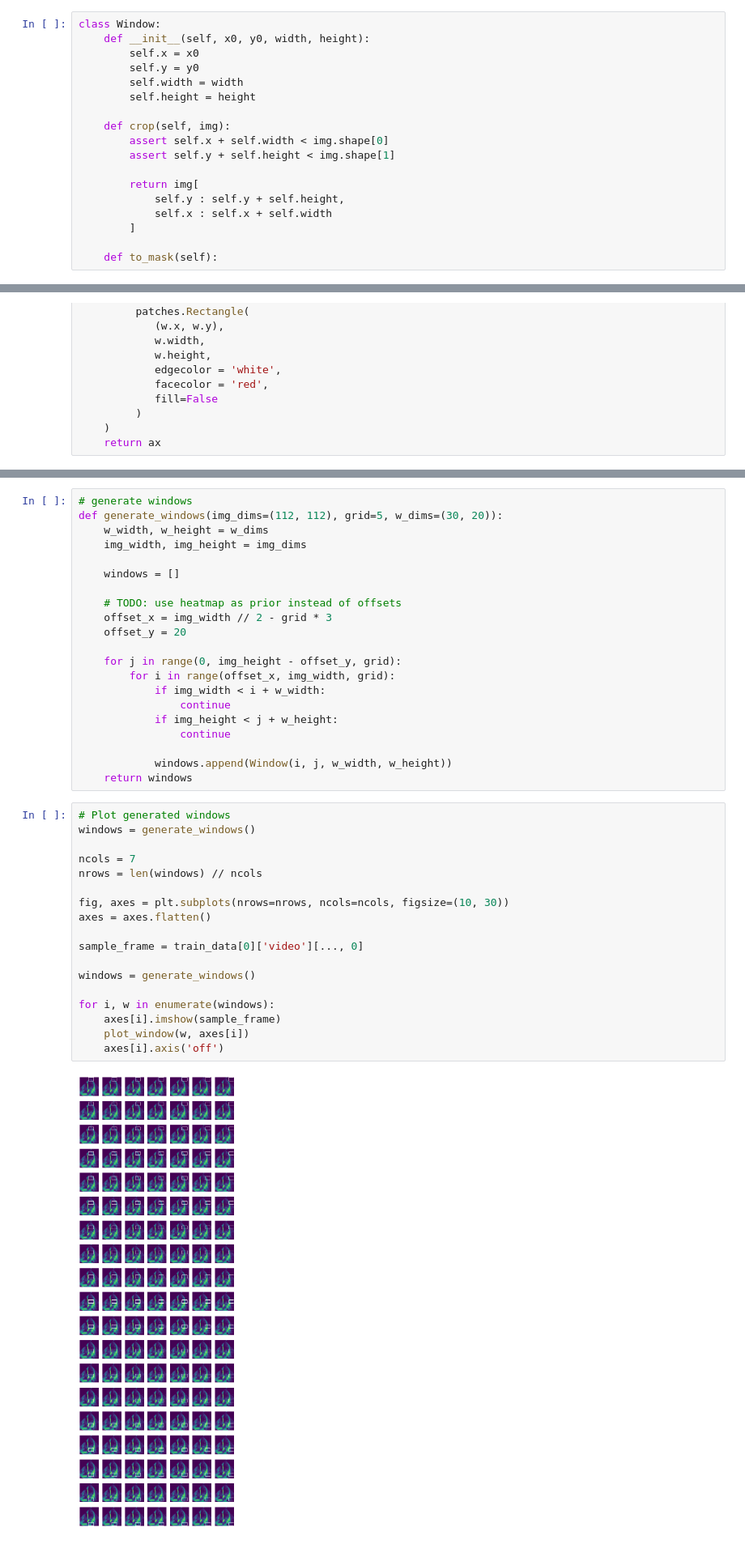
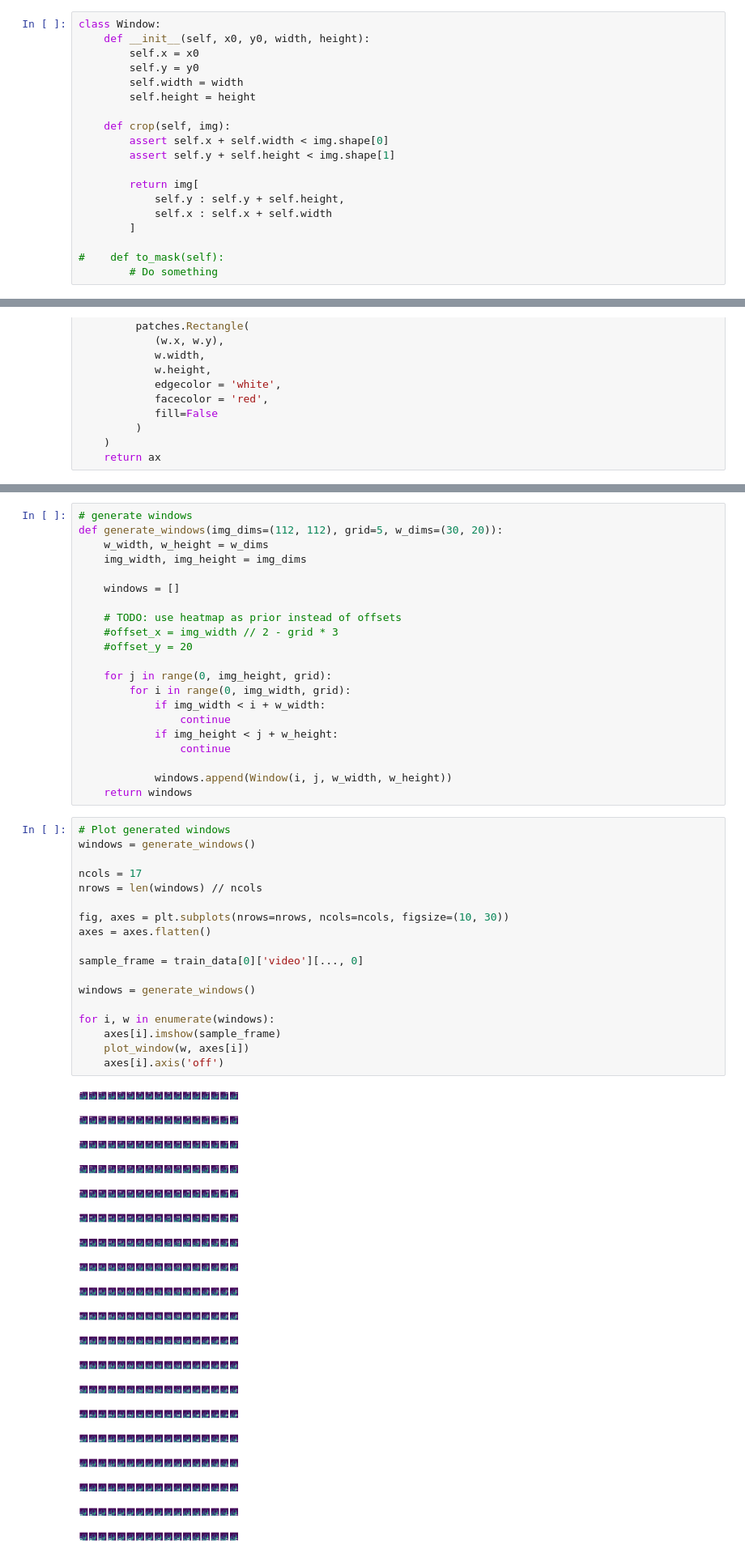
Before and after one commit to jaymoneyjay/aml-project, a Jupyter notebook: task3/roi_prediction_jodok.ipynb, the cells around one changed output, grey strips where cells are left out. Shown at 81% size. Cells and saved outputs as stored; diff of their text form.

```diff
--- a/task3/roi_prediction_jodok.ipynb
+++ b/task3/roi_prediction_jodok.ipynb
@@ -69,7 +69,8 @@ class Window:
             self.x : self.x + self.width
         ]
 
-    def to_mask(self):
+#    def to_mask(self):
+        # Do something
 # %%
 def plot_window(w, ax):
 
@@ -102,11 +103,11 @@ def generate_windows(img_dims=(112, 112), grid=5, w_dims=(30, 20)):
     windows = []
 
     # TODO: use heatmap as prior instead of offsets
-    offset_x = img_width // 2 - grid * 3
-    offset_y = 20
+    #offset_x = img_width // 2 - grid * 3
+    #offset_y = 20
 
-    for j in range(0, img_height - offset_y, grid):
-        for i in range(offset_x, img_width, grid):
+    for j in range(0, img_height, grid):
+        for i in range(0, img_width, grid):
             if img_width < i + w_width:
                 continue
             if img_height < j + w_height:
@@ -117,23 +118,23 @@ def generate_windows(img_dims=(112, 112), grid=5, w_dims=(30, 20)):
 # %%
 # Plot generated windows
 windows = generate_windows()
 
-ncols = 7
+ncols = 17
 nrows = len(windows) // ncols
 
 fig, axes = plt.subplots(nrows=nrows, ncols=ncols, figsize=(10, 30))
 axes = axes.flatten()
 
 sample_frame = train_data[0]['video'][..., 0]
 
 windows = generate_windows()
 
 for i, w in enumerate(windows):
     axes[i].imshow(sample_frame)
     plot_window(w, axes[i])
     axes[i].axis('off')
 # %% [output]
-[figure, old version]
+[figure, new version]
 # %%
 # Test cropping
 
```
Also changed, not shown: parts of 13 cells of this notebook.
